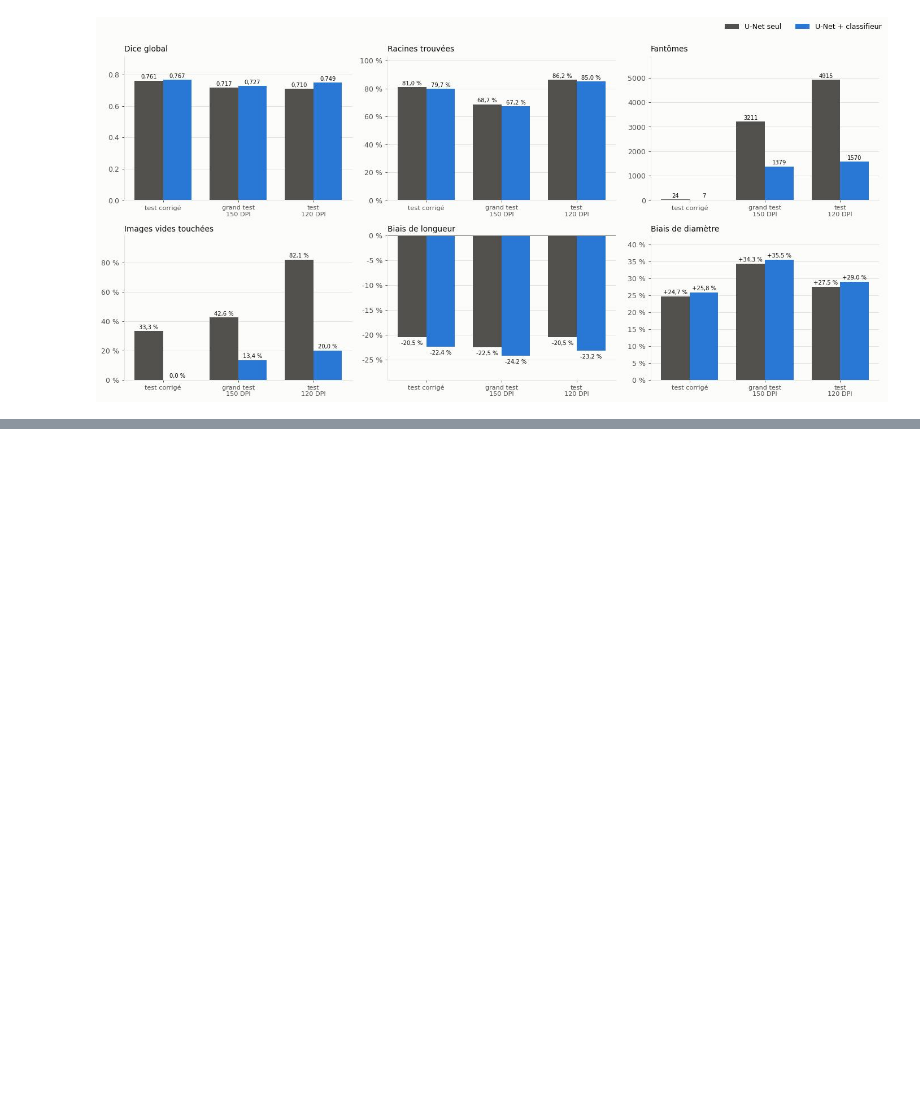
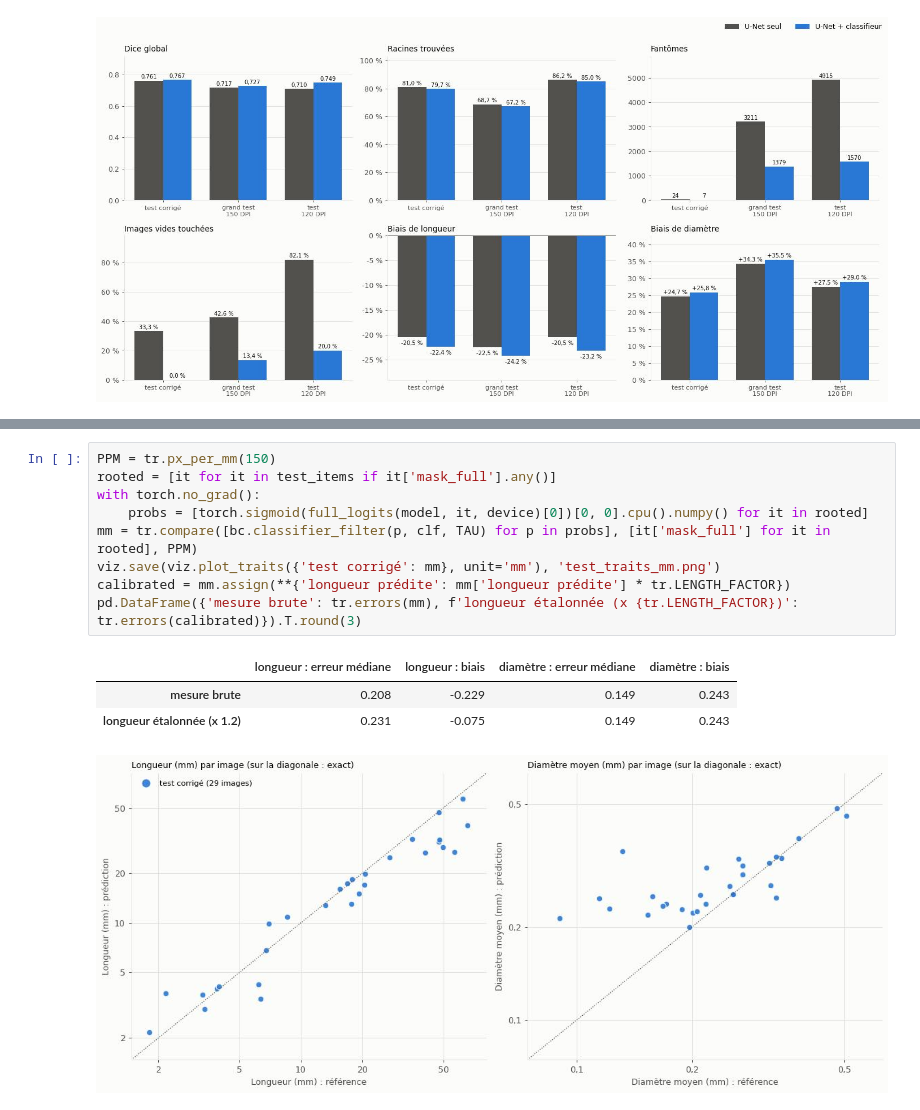
Before and after one commit to ffaramus/prmi-roots, a Jupyter notebook: notebooks/07_evaluation_test.ipynb, the cells around one changed output, grey strips where cells are left out. Cells and saved outputs as stored; diff of their text form; blank space fills up the shorter version.

```diff
--- a/notebooks/07_evaluation_test.ipynb
+++ b/notebooks/07_evaluation_test.ipynb
@@ -96,0 +93,14 @@ viz.save(viz.plot_compare_sets(compare, METRICS), 'test_avec_sans_classifieur.pn
+# %%
+PPM = tr.px_per_mm(150)
+rooted = [it for it in test_items if it['mask_full'].any()]
+with torch.no_grad():
+    probs = [torch.sigmoid(full_logits(model, it, device)[0])[0, 0].cpu().numpy() for it in rooted]
+mm = tr.compare([bc.classifier_filter(p, clf, TAU) for p in probs], [it['mask_full'] for it in rooted], PPM)
+viz.save(viz.plot_traits({'test corrigé': mm}, unit='mm'), 'test_traits_mm.png')
+calibrated = mm.assign(**{'longueur prédite': mm['longueur prédite'] * tr.LENGTH_FACTOR})
+pd.DataFrame({'mesure brute': tr.errors(mm), f'longueur étalonnée (x {tr.LENGTH_FACTOR})': tr.errors(calibrated)}).T.round(3)
+# %% [output]
+|  | longueur : erreur médiane | longueur : biais | diamètre : erreur médiane | diamètre : biais |
+| mesure brute | 0.208 | -0.229 | 0.149 | 0.243 |
+| longueur étalonnée (x 1.2) | 0.231 | -0.075 | 0.149 | 0.243 |
+[figure, added]
```
Also changed, not shown: parts of 32 cells of this notebook, 12 other files.
